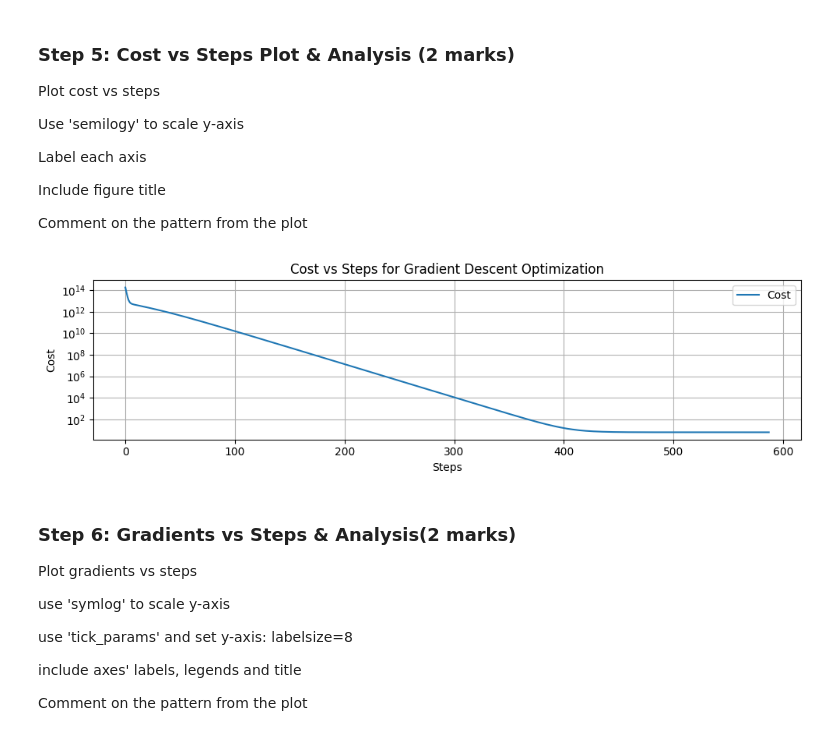
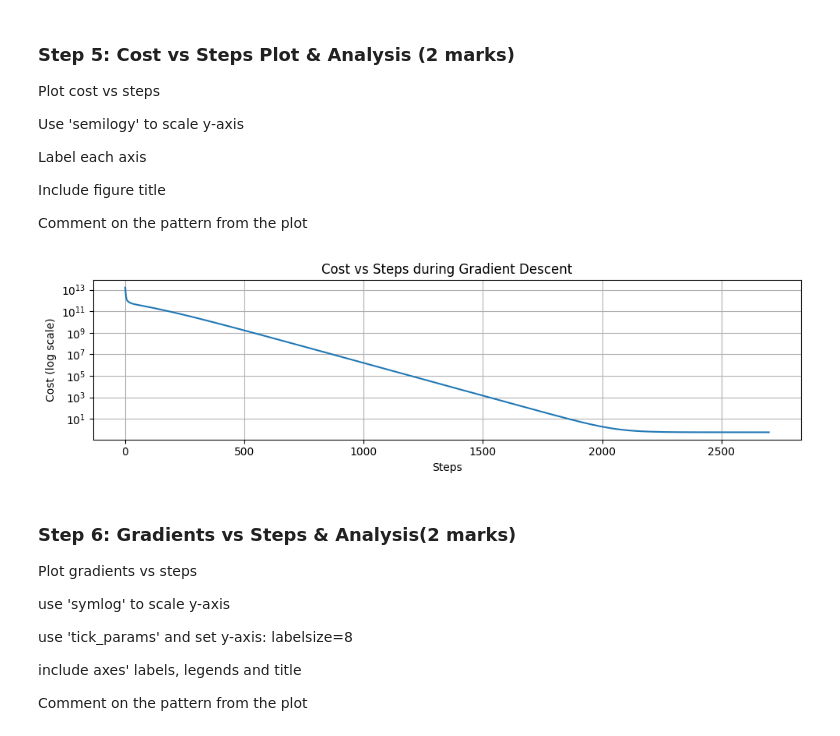
Before and after one commit to Kaushini1408/engg680_2024_fall, a Jupyter notebook: Lab_Assignment3/Assignment3.ipynb, the cells around one changed output. Drawn from its saved outputs; the diff is of its cells as text; code cells hidden in the pictures.

```diff
--- a/Lab_Assignment3/Assignment3.ipynb
+++ b/Lab_Assignment3/Assignment3.ipynb
@@ -235,27 +253,34 @@ Label each axis
 Include figure title
 
 Comment on the pattern from the plot
-# %%
-fig , ax = plt.subplots(nrows=1,ncols=1, figsize=(10,3))
-#
-
-ax.semilogy(arr_cost, label='Cost')
-
-
-
-ax.set_xlabel('Steps')
-ax.set_ylabel('Cost')
-ax.set_title('Cost vs Steps for Gradient Descent Optimization')
-ax.grid(True)
-ax.legend()
-fig.tight_layout()
-plt.show()
-
-# Comment on the pattern
-# This pattern indicates effective convergence in gradient descent, with rapid error reduction initially and fine-tuning near the minimum.
-# The semilog plot makes it easy to see these phases, with the large initial drops and gradual leveling clearly visible.
-# %% [output]
-[figure, removed]
+# %%
+#Cost vs Steps Plot & Analysis
+# Create the plot
+fig, ax = plt.subplots(nrows=1, ncols=1, figsize=(10, 3))
+
+# Plot cost vs. steps using a logarithmic scale for the y-axis
+ax.semilogy(arr_cost,)
+
+# Label the axes
+ax.set_xlabel('Steps')
+ax.set_ylabel('Cost (log scale)')
+
+# Set the title of the plot
+ax.set_title('Cost vs Steps during Gradient Descent')
+
+# Enable grid for better visualization
+ax.grid(True)
+
+# Adjust layout
+fig.tight_layout()
+
+# Show the plot
+plt.show()
+
+# Comment on the pattern
+# The graph shows an initial decrease in cost, which indicates fast convergence. The flattening curve around 2500 steps suggests convergence or near-optimal performance.
+# %% [output]
+[figure, added]
 # %% [markdown]
 ### Step 6: Gradients vs Steps & Analysis(2 marks)
 Plot gradients vs steps
```
Also changed, not shown: parts of 16 cells of this notebook.
